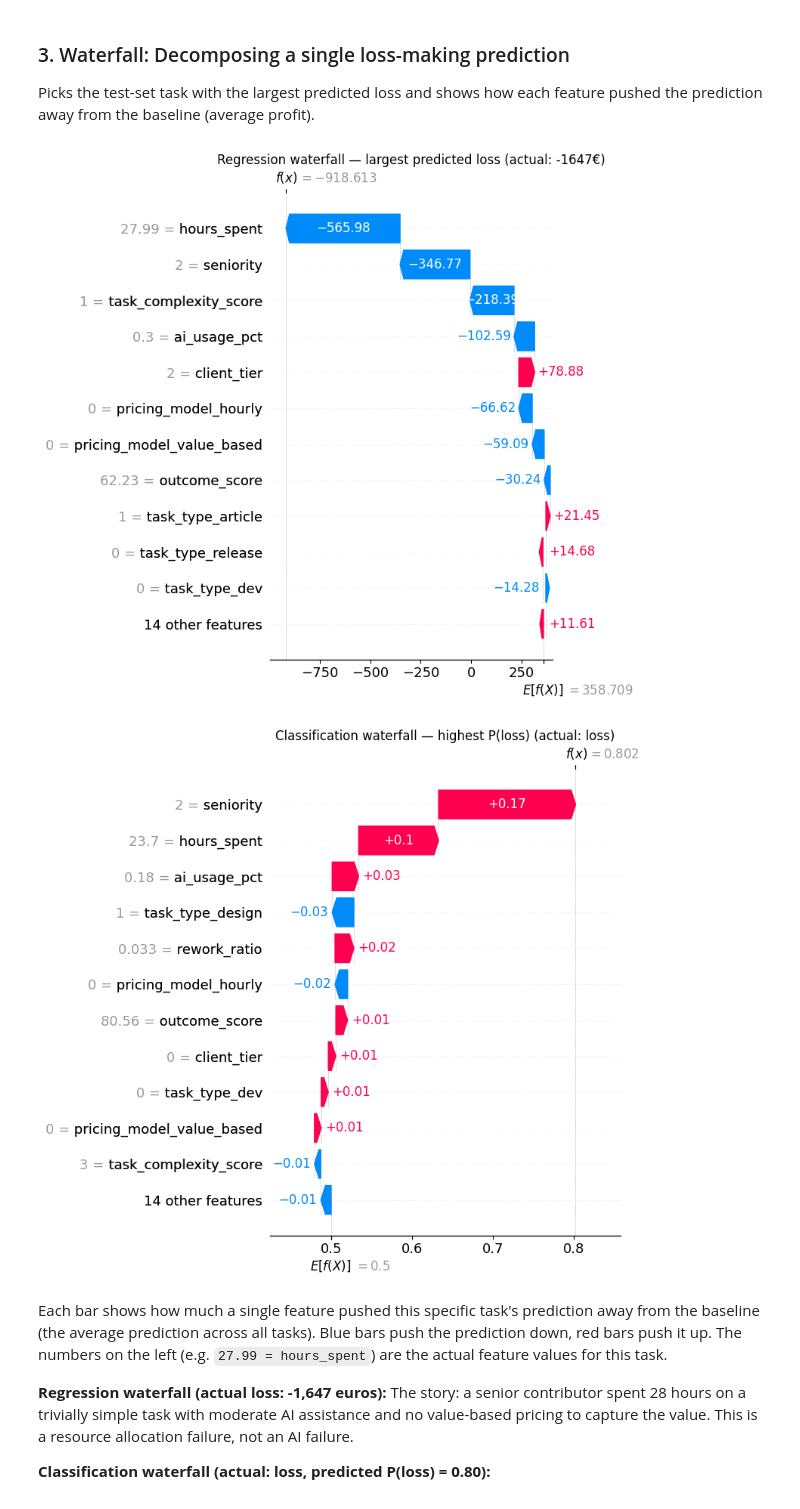
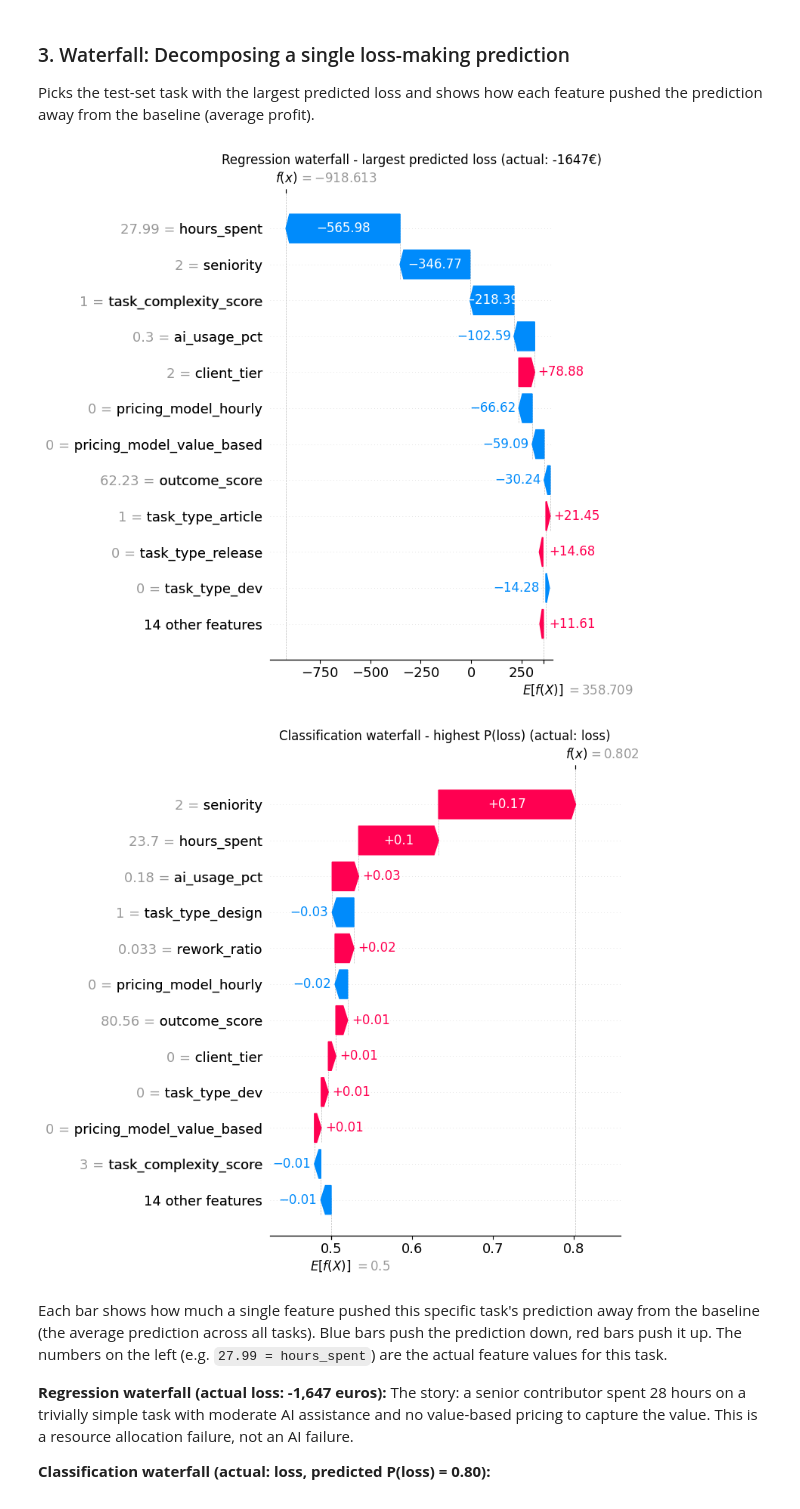
Before and after one commit to tabbba/Machine-Learning-810161, a Jupyter notebook: modelling.ipynb, the cells around one changed output. Saved outputs shown, nothing was run; the diff lists cells and outputs as text; code cells hidden in the pictures.

```diff
--- a/modelling.ipynb
+++ b/modelling.ipynb
@@ -138,7 +143,7 @@ def fit_and_evaluate_classifier(X_tr, y_tr, X_te, y_te):
 
     _, ax = plt.subplots(figsize=(4, 4))
     ConfusionMatrixDisplay.from_predictions(y_te, preds, display_labels=["profitable", "loss"], ax=ax, cmap="Blues")
-    ax.set_title("Confusion Matrix — is_loss")
+    ax.set_title("Confusion Matrix - is_loss")
     plt.tight_layout()
     plt.show()
     return model
@@ -285,29 +290,29 @@ Picks the test-set task with the largest predicted loss and shows how each featu
 # %%
 def plot_waterfall(shap_values, idx, title, max_display=12):
     """Waterfall plot for a single observation."""
     fig = plt.figure(figsize=(10, 6))
     shap.plots.waterfall(shap_values[idx], max_display=max_display, show=False)
     plt.title(title)
     plt.tight_layout()
     plt.show()
 
 
 # regression: worst predicted loss
 worst_idx = int(np.argmin(rf_reg.predict(X_test)))
 plot_waterfall(
     shap_reg, worst_idx,
-    f"Regression waterfall — largest predicted loss (actual: {y_reg_test.iloc[worst_idx]:.0f}€)",
+    f"Regression waterfall - largest predicted loss (actual: {y_reg_test.iloc[worst_idx]:.0f}€)",
 )
 
 # classification: highest predicted P(loss)
 highest_loss_prob_idx = int(np.argmax(rf_clf.predict_proba(X_test)[:, 1]))
 plot_waterfall(
     shap_clf, highest_loss_prob_idx,
-    f"Classification waterfall — highest P(loss) (actual: {'loss' if y_clf_test.iloc[highest_loss_prob_idx] else 'profitable'})",
+    f"Classification waterfall - highest P(loss) (actual: {'loss' if y_clf_test.iloc[highest_loss_prob_idx] else 'profitable'})",
 )
 # %% [output]
-[figure, old version]
+[figure, new version]
-[figure, old version]
+[figure, new version]
 # %% [markdown]
 Each bar shows how much a single feature pushed this specific task's prediction away from the baseline (the average prediction across all tasks). Blue bars push the prediction down, red bars push it up. The numbers on the left (e.g. `27.99 = hours_spent`) are the actual feature values for this task.
 
```
Also changed, not shown: parts of 25 cells of this notebook, 3 other files.
